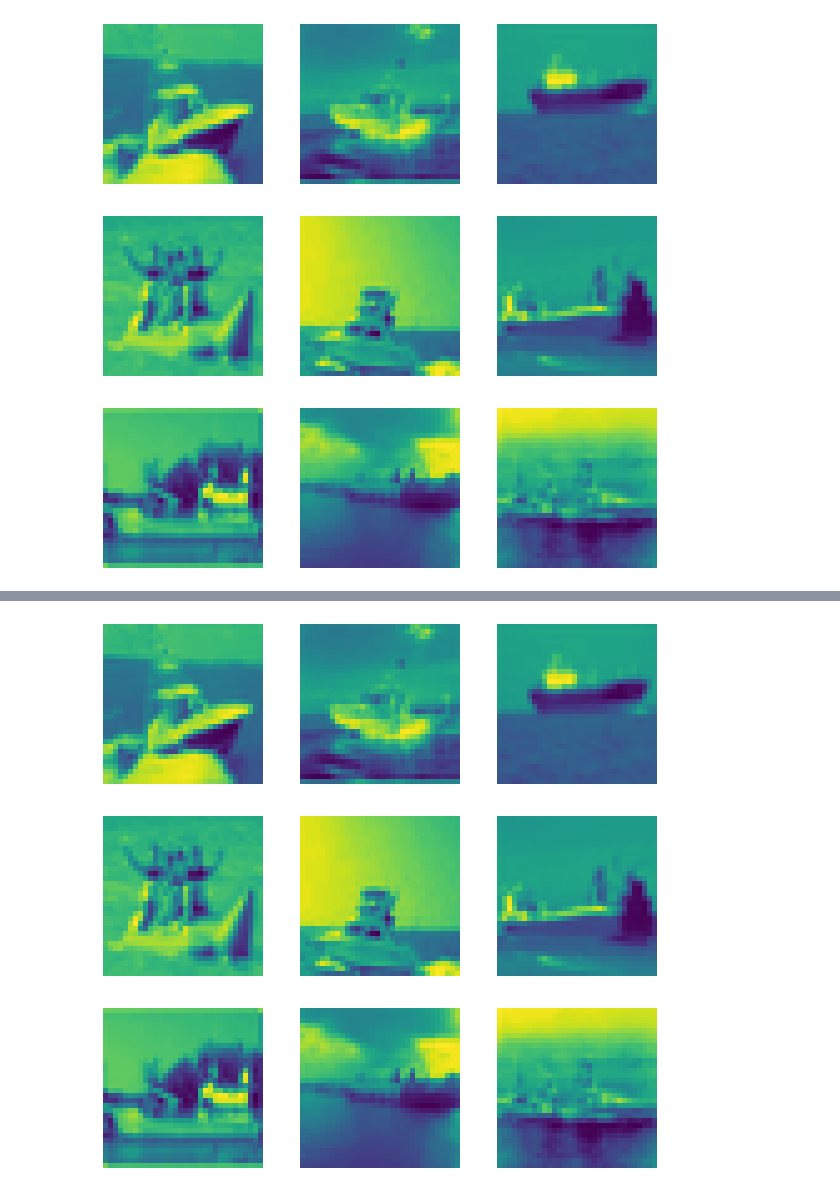
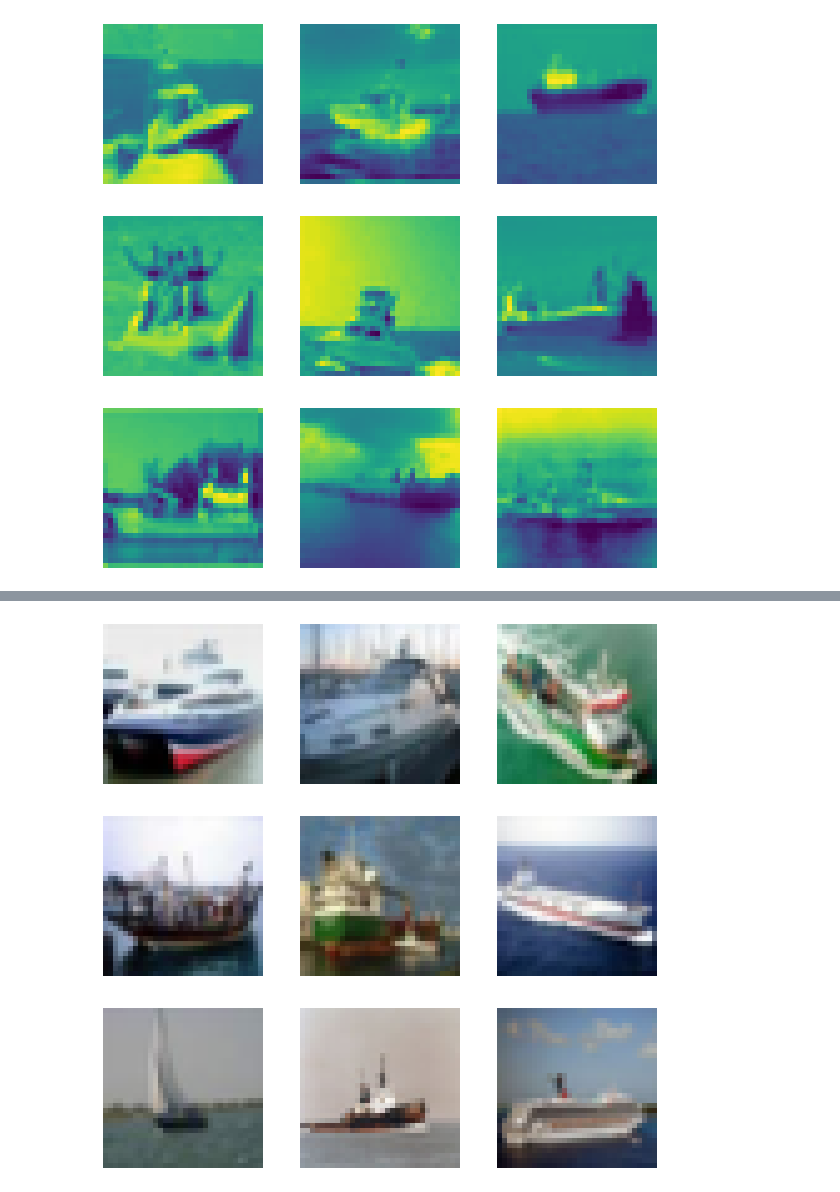
Before and after one commit to rohankalbag/Analysis-of-Autoencoders-and-Applications, a Jupyter notebook: Autoencoders/colorization.ipynb, the cells around one changed output, grey strips where cells are left out. Saved outputs shown, nothing was run; the diff lists cells and outputs as text; code cells hidden in the pictures.

```diff
--- a/Autoencoders/colorization.ipynb
+++ b/Autoencoders/colorization.ipynb
@@ -154,12 +151,12 @@ Epoch 10/10
 # %%
 import matplotlib.pyplot as plt
 plt.figure(figsize=(10, 10))
 for i in range(9):
   ax = plt.subplot(3, 3, i + 1)
-  plt.imshow(rgb_2_gray(X_train_ship[i]))
+  plt.imshow(X_test_ship[i])
   plt.axis("off")
 # %% [output]
-[figure, old version]
+[figure, new version]
 # %%
 predictions = autoencoder.predict(X_test_ship_gray)
 import matplotlib.pyplot as plt
```
Also changed, not shown: parts of 2 cells of this notebook.
